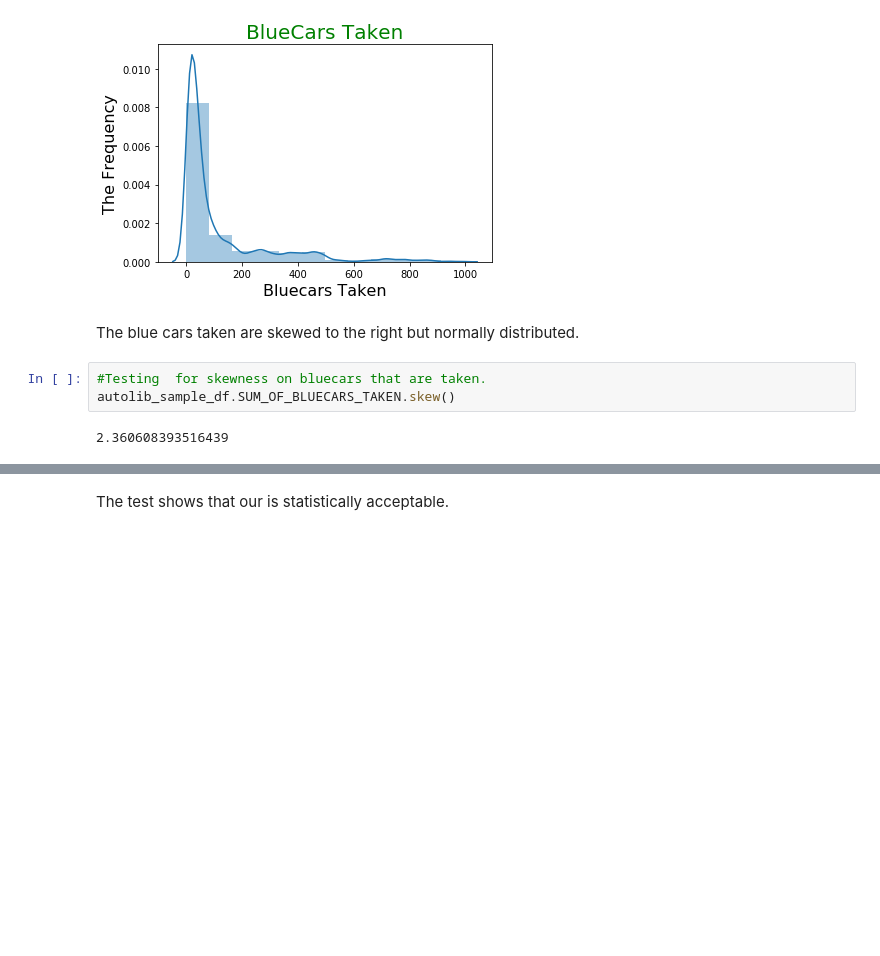
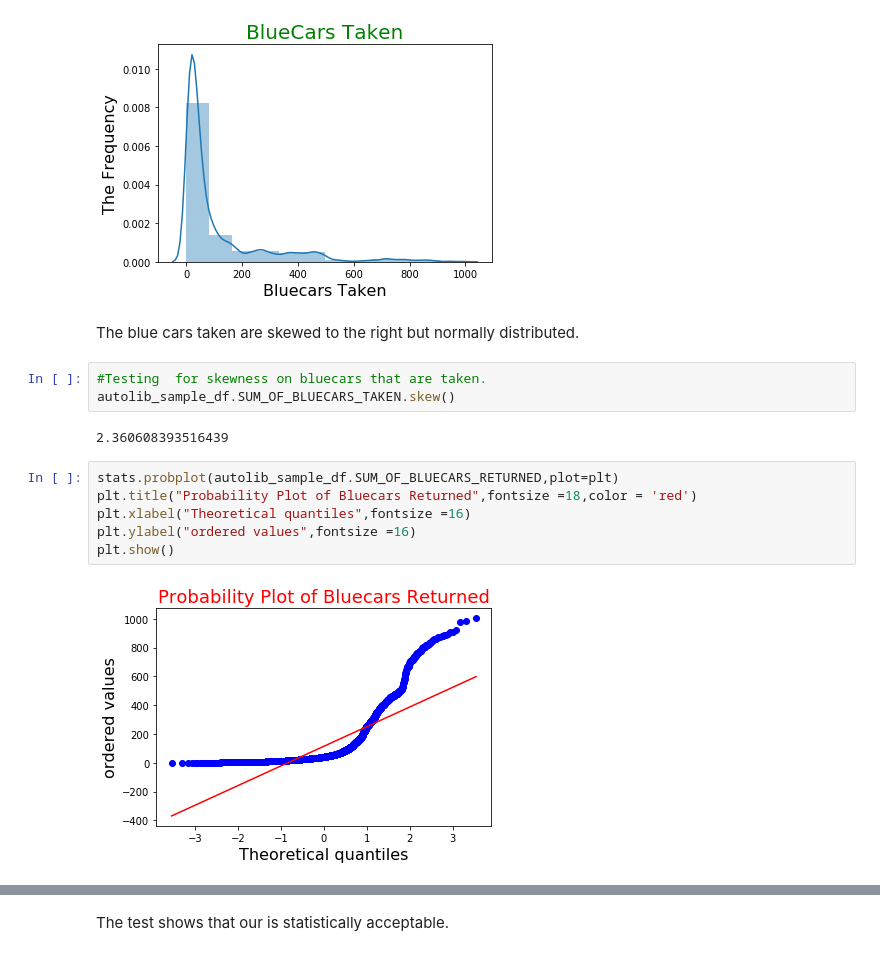
Before and after one commit to theBuluku/The-Autolib-Super-Project, a Jupyter notebook: The_Autolib_Super_Project.ipynb, the cells around one changed output, grey strips where cells are left out. Drawn from its saved outputs; the diff is of its cells as text; blank space fills up the shorter version.

```diff
--- a/The_Autolib_Super_Project.ipynb
+++ b/The_Autolib_Super_Project.ipynb
@@ -522,3 +522,11 @@ The blue cars taken are skewed to the right but normally distributed.
 autolib_sample_df.SUM_OF_BLUECARS_TAKEN.skew()
 # %% [output]
 2.360608393516439
+# %%
+stats.probplot(autolib_sample_df.SUM_OF_BLUECARS_RETURNED,plot=plt)
+plt.title("Probability Plot of Bluecars Returned",fontsize =18,color = 'red')
+plt.xlabel("Theoretical quantiles",fontsize =16)
+plt.ylabel("ordered values",fontsize =16)
+plt.show()
+# %% [output]
+[figure, added]
```
Also changed, not shown: parts of 8 cells of this notebook.
